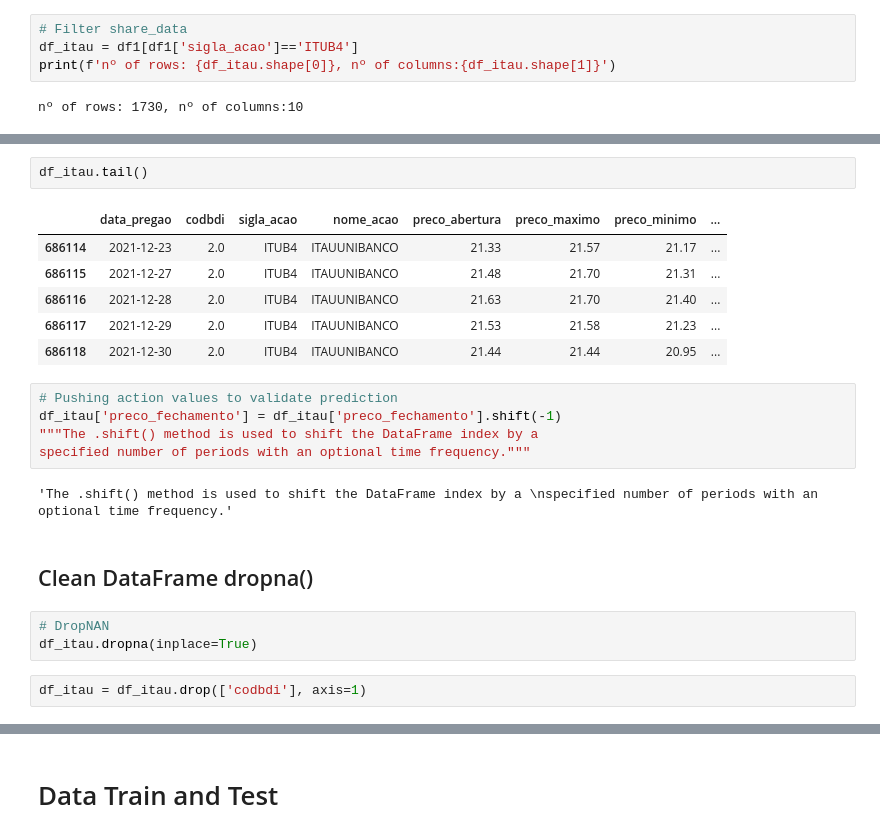
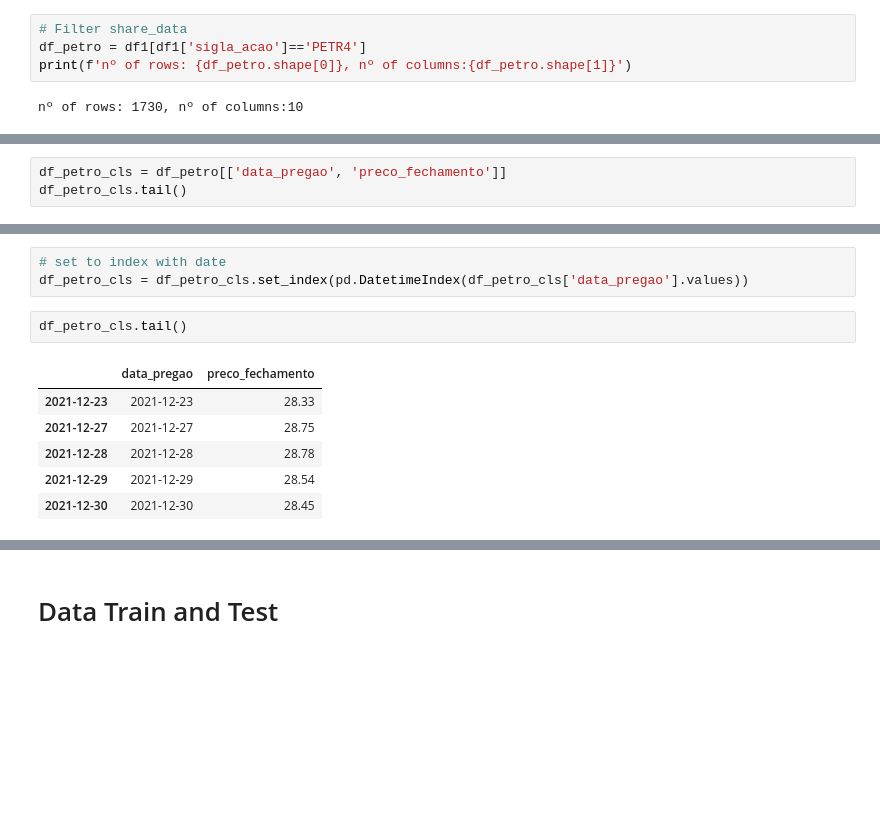
Before and after one commit to BrunoGeraldine/B3_predict_share_bmg, a Jupyter notebook: notebook/c04_b3_prediction_with_Keras_Tensorflow.ipynb, the cells around one changed output, grey strips where cells are left out. Drawn from its saved outputs; the diff is of its cells as text; blank space fills up the shorter version.

```diff
--- a/notebook/c04_b3_prediction_with_Keras_Tensorflow.ipynb
+++ b/notebook/c04_b3_prediction_with_Keras_Tensorflow.ipynb
@@ -37,7 +86,7 @@ nº of columns: 733407, nº of rows:10
 # Select only one share to predict
 # %%
 # Filter share_data
-df_itau = df1[df1['sigla_acao']=='ITUB4']
-print(f'nº of rows: {df_itau.shape[0]}, nº of columns:{df_itau.shape[1]}')
+df_petro = df1[df1['sigla_acao']=='PETR4']
+print(f'nº of rows: {df_petro.shape[0]}, nº of columns:{df_petro.shape[1]}')
 # %% [output]
 nº of rows: 1730, nº of columns:10
@@ -54,0 +93,3 @@ df_itau['avg_21d'] = df_itau['preco_fechamento'].rolling(21).mean()
+# %%
+df_petro_cls = df_petro[['data_pregao', 'preco_fechamento']]
+df_petro_cls.tail()
@@ -55,23 +103,12 @@ df_itau['avg_21d'] = df_itau['preco_fechamento'].rolling(21).mean()
+# %%
+# set to index with date
+df_petro_cls = df_petro_cls.set_index(pd.DatetimeIndex(df_petro_cls['data_pregao'].values))
 # %%
-df_itau.tail()
+df_petro_cls.tail()
 # %% [output]
-|  | data_pregao | codbdi | sigla_acao | nome_acao | preco_abertura | preco_maximo | preco_minimo | ... |
-| 686114 | 2021-12-23 | 2.0 | ITUB4 | ITAUUNIBANCO | 21.33 | 21.57 | 21.17 | ... |
-| 686115 | 2021-12-27 | 2.0 | ITUB4 | ITAUUNIBANCO | 21.48 | 21.70 | 21.31 | ... |
-| 686116 | 2021-12-28 | 2.0 | ITUB4 | ITAUUNIBANCO | 21.63 | 21.70 | 21.40 | ... |
-| 686117 | 2021-12-29 | 2.0 | ITUB4 | ITAUUNIBANCO | 21.53 | 21.58 | 21.23 | ... |
-| 686118 | 2021-12-30 | 2.0 | ITUB4 | ITAUUNIBANCO | 21.44 | 21.44 | 20.95 | ... |
+|  | data_pregao | preco_fechamento |
+| 2021-12-23 | 2021-12-23 | 28.33 |
+| 2021-12-27 | 2021-12-27 | 28.75 |
+| 2021-12-28 | 2021-12-28 | 28.78 |
+| 2021-12-29 | 2021-12-29 | 28.54 |
+| 2021-12-30 | 2021-12-30 | 28.45 |
-# %%
-# Pushing action values to validate prediction
-df_itau['preco_fechamento'] = df_itau['preco_fechamento'].shift(-1)
-"""The .shift() method is used to shift the DataFrame index by a
-specified number of periods with an optional time frequency."""
-# %% [output]
-'The .shift() method is used to shift the DataFrame index by a \nspecified number of periods with an optional time frequency.'
-# %% [markdown]
-## Clean DataFrame dropna()
-# %%
-# DropNAN
-df_itau.dropna(inplace=True)
-# %%
-df_itau = df_itau.drop(['codbdi'], axis=1)
```
Also changed, not shown: parts of 59 cells of this notebook.
